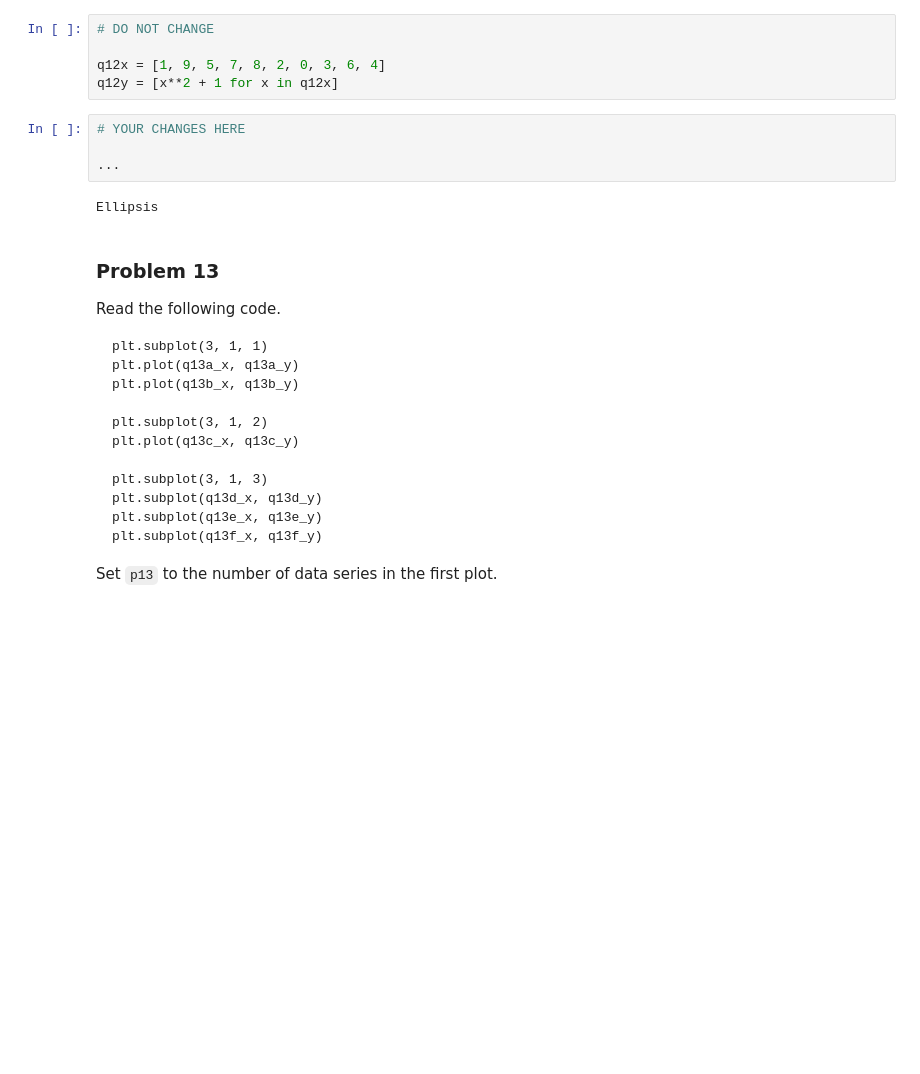
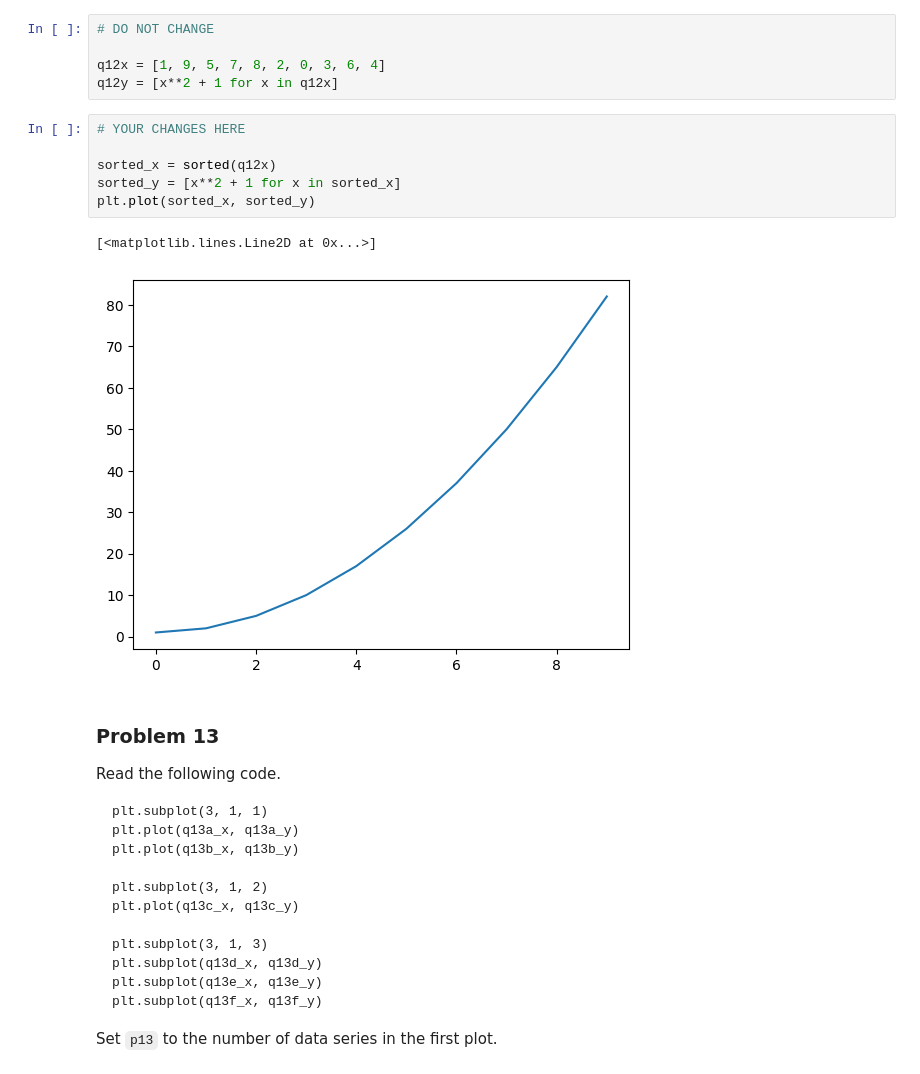
Before and after one commit to amadara1/dx602-homework-05, a Jupyter notebook: homework.ipynb, the cells around one changed output. Cells and saved outputs as stored; diff of their text form; blank space fills up the shorter version.

```diff
--- a/homework.ipynb
+++ b/homework.ipynb
@@ -357,12 +357,15 @@ Beware that the data is not sorted yet.
 
 q12x = [1, 9, 5, 7, 8, 2, 0, 3, 6, 4]
 q12y = [x**2 + 1 for x in q12x]
-# %%
-# YOUR CHANGES HERE
-
-...
-# %% [output]
-Ellipsis
+# %%
+# YOUR CHANGES HERE
+
+sorted_x = sorted(q12x)
+sorted_y = [x**2 + 1 for x in sorted_x]
+plt.plot(sorted_x, sorted_y)
+# %% [output]
+[<matplotlib.lines.Line2D at 0x...>]
+[figure, added]
 # %% [markdown]
 ### Problem 13
 
```
Also changed, not shown: parts of 14 cells of this notebook, 1 other file.
